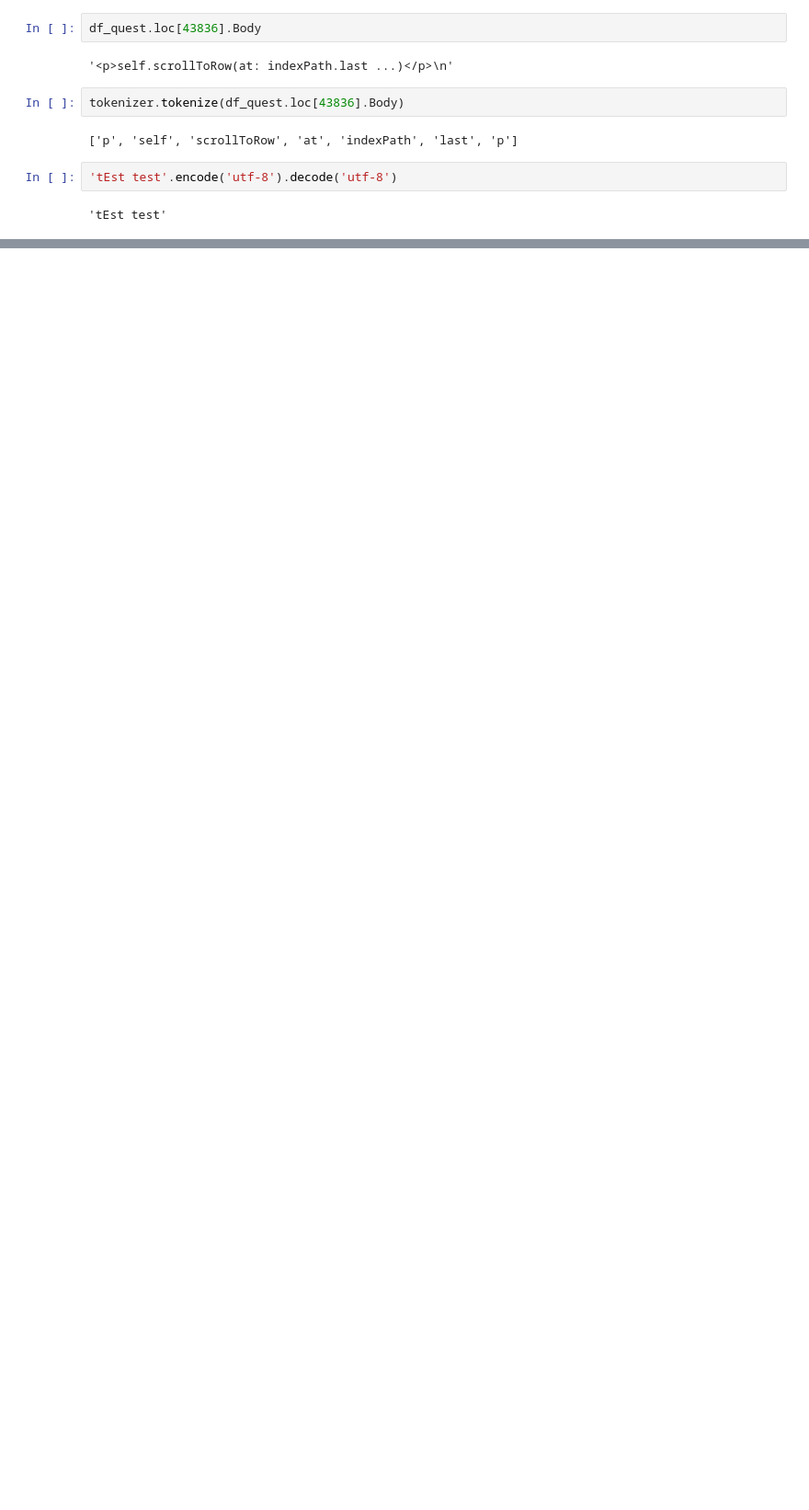
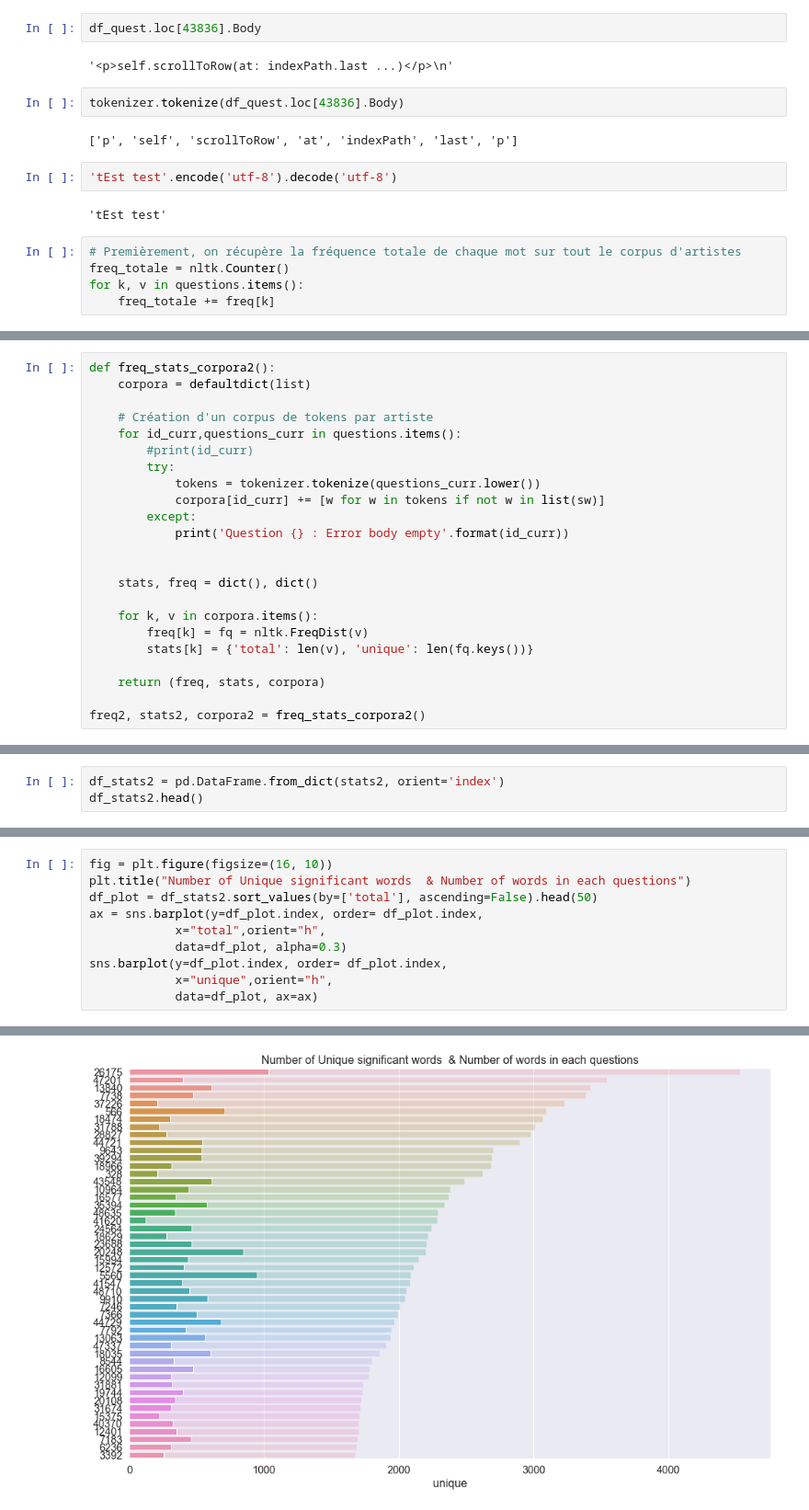
Before and after one commit to jeugregg/Stack-Overflow-tagger, a Jupyter notebook: 01_OC_IML_Project_5_explorations.ipynb, the cells around one changed output, grey strips where cells are left out. Shown at 92% size. Cells and saved outputs as stored; diff of their text form; blank space fills up the shorter version.

```diff
--- a/01_OC_IML_Project_5_explorations.ipynb
+++ b/01_OC_IML_Project_5_explorations.ipynb
@@ -293,3 +302,8 @@ tokenizer.tokenize(df_quest.loc[43836].Body)
 'tEst test'.encode('utf-8').decode('utf-8')
 # %% [output]
 'tEst test'
+# %%
+# Premièrement, on récupère la fréquence totale de chaque mot sur tout le corpus d'artistes
+freq_totale = nltk.Counter()
+for k, v in questions.items():
+    freq_totale += freq[k]
@@ -295,0 +344,23 @@ tokenizer.tokenize(df_quest.loc[43836].Body)
+# %%
+def freq_stats_corpora2():
+    corpora = defaultdict(list)
+
+    # Création d'un corpus de tokens par artiste
+    for id_curr,questions_curr in questions.items():
+        #print(id_curr)
+        try:
+            tokens = tokenizer.tokenize(questions_curr.lower())
+            corpora[id_curr] += [w for w in tokens if not w in list(sw)]
+        except:
+            print('Question {} : Error body empty'.format(id_curr))
+
+
+    stats, freq = dict(), dict()
+
+    for k, v in corpora.items():
+        freq[k] = fq = nltk.FreqDist(v)
+        stats[k] = {'total': len(v), 'unique': len(fq.keys())}
+
+    return (freq, stats, corpora)
+
+freq2, stats2, corpora2 = freq_stats_corpora2()
@@ -295,0 +385,3 @@ tokenizer.tokenize(df_quest.loc[43836].Body)
+# %%
+df_stats2 = pd.DataFrame.from_dict(stats2, orient='index')
+df_stats2.head()
@@ -295,0 +395,11 @@ tokenizer.tokenize(df_quest.loc[43836].Body)
+# %%
+fig = plt.figure(figsize=(16, 10))
+plt.title("Number of Unique significant words  & Number of words in each questions")
+df_plot = df_stats2.sort_values(by=['total'], ascending=False).head(50)
+ax = sns.barplot(y=df_plot.index, order= df_plot.index,
+            x="total",orient="h",
+            data=df_plot, alpha=0.3)
+sns.barplot(y=df_plot.index, order= df_plot.index,
+            x="unique",orient="h",
+            data=df_plot, ax=ax)
+# %% [output]
@@ -295,0 +407 @@ tokenizer.tokenize(df_quest.loc[43836].Body)
+[figure, added]
```
Also changed, not shown: parts of 14 cells of this notebook.
